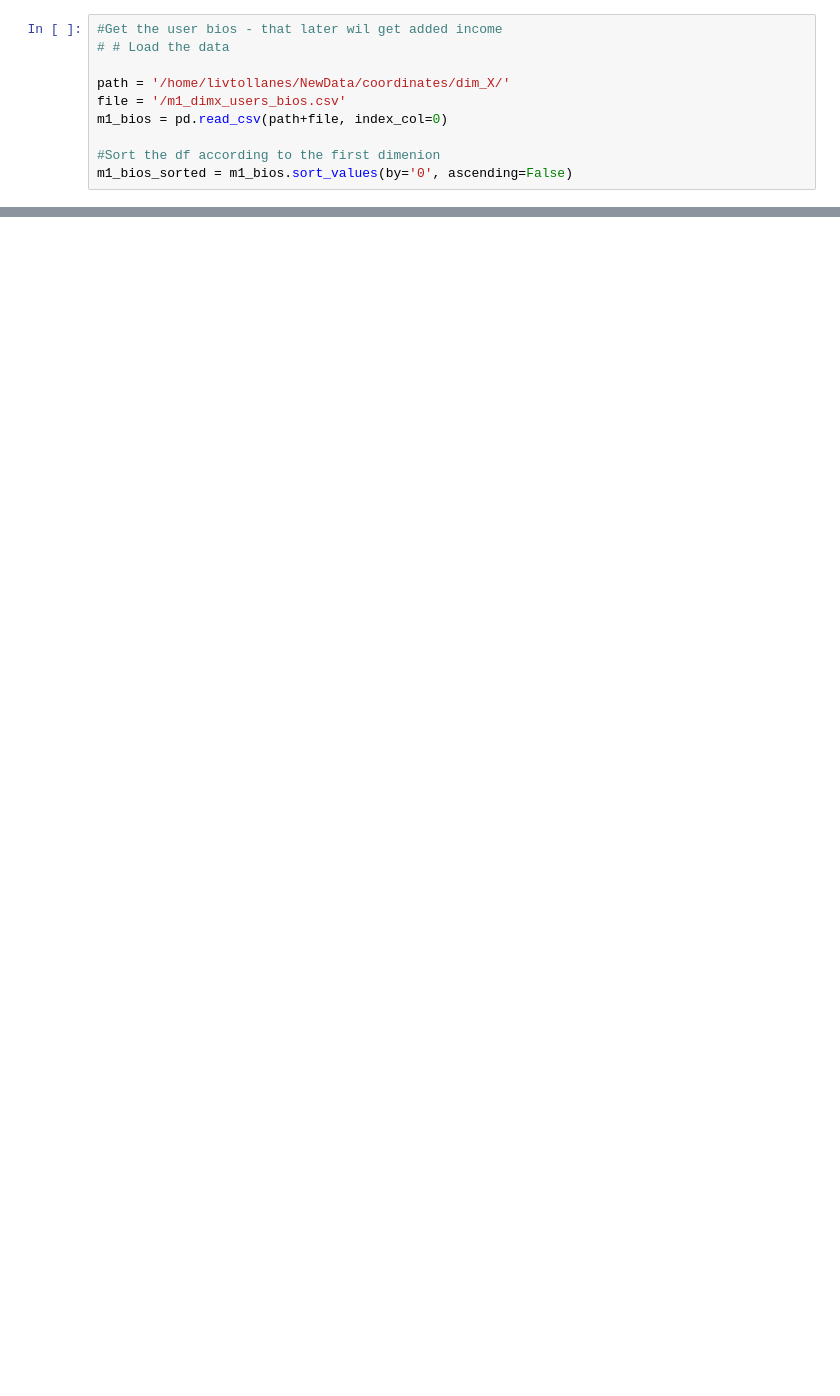
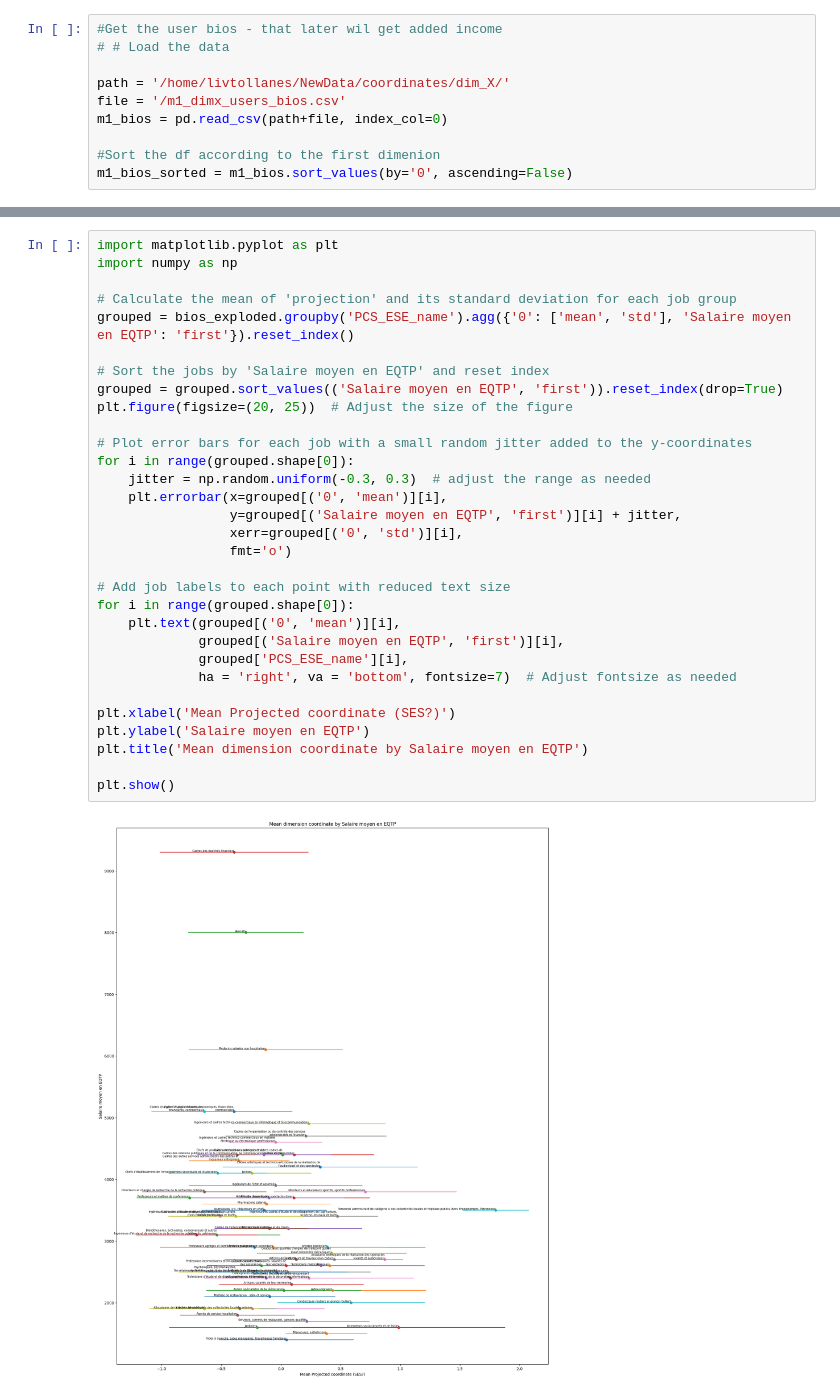
Before and after one commit to livtol99/Liv-Stage---FOCOS-Hand-Over, a Jupyter notebook: Code/Brand Validation/Income_val.ipynb, the cells around one changed output, grey strips where cells are left out. Cells and saved outputs as stored; diff of their text form; blank space fills up the shorter version.

```diff
--- a/Code/Brand Validation/Income_val.ipynb
+++ b/Code/Brand Validation/Income_val.ipynb
@@ -603,0 +616,33 @@ grouped = grouped.sort_values(('0', 'mean'))
+# %%
+import matplotlib.pyplot as plt
+import numpy as np
+
+# Calculate the mean of 'projection' and its standard deviation for each job group
+grouped = bios_exploded.groupby('PCS_ESE_name').agg({'0': ['mean', 'std'], 'Salaire moyen en EQTP': 'first'}).reset_index()
+
+# Sort the jobs by 'Salaire moyen en EQTP' and reset index
+grouped = grouped.sort_values(('Salaire moyen en EQTP', 'first')).reset_index(drop=True)
+plt.figure(figsize=(20, 25))  # Adjust the size of the figure
+
+# Plot error bars for each job with a small random jitter added to the y-coordinates
+for i in range(grouped.shape[0]):
+    jitter = np.random.uniform(-0.3, 0.3)  # adjust the range as needed
+    plt.errorbar(x=grouped[('0', 'mean')][i],
+                 y=grouped[('Salaire moyen en EQTP', 'first')][i] + jitter,
+                 xerr=grouped[('0', 'std')][i],
+                 fmt='o')
+
+# Add job labels to each point with reduced text size
+for i in range(grouped.shape[0]):
+    plt.text(grouped[('0', 'mean')][i],
+             grouped[('Salaire moyen en EQTP', 'first')][i],
+             grouped['PCS_ESE_name'][i],
+             ha = 'right', va = 'bottom', fontsize=7)  # Adjust fontsize as needed
+
+plt.xlabel('Mean Projected coordinate (SES?)')
+plt.ylabel('Salaire moyen en EQTP')
+plt.title('Mean dimension coordinate by Salaire moyen en EQTP')
+
+plt.show()
+# %% [output]
+[figure, added]
```
Also changed, not shown: parts of 60 cells of this notebook, 3 other files.
